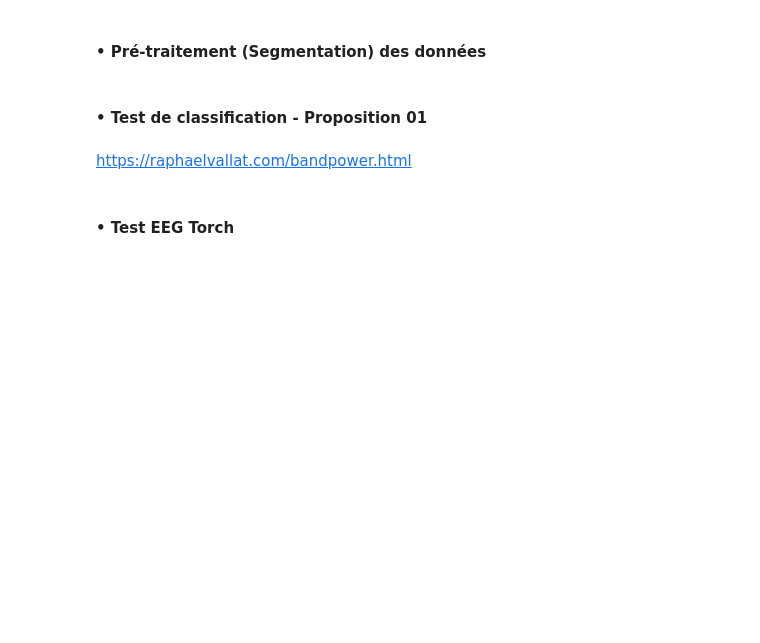
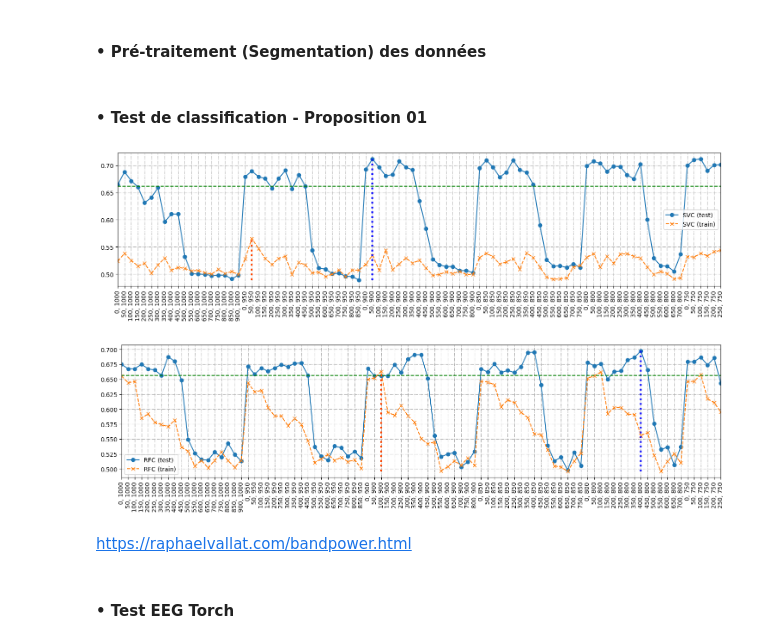
Before and after one commit to philippe-dpz/EEG_proj_repo, a Jupyter notebook: notebooks/Segmentation.ipynb, the cells around one changed output. Cells and saved outputs as stored; diff of their text form; code cells hidden in the pictures; blank space fills up the shorter version.

```diff
--- a/notebooks/Segmentation.ipynb
+++ b/notebooks/Segmentation.ipynb
@@ -160,8 +174,8 @@ lrg = linear_model.LogisticRegression(solver = 'newton-cholesky')
 #
 dal = discriminant_analysis.LinearDiscriminantAnalysis()
 
-chans = Gramm_DatasLoader.eeg_Chans  #+ Gramm_DatasLoader.eeg_Chans
-func  = simple_struct # foo
+chans = Gramm_DatasLoader.eeg_Chans + Gramm_DatasLoader.ecg_Chans # #
+func  = foo_concate # foo_filter_01
 
 # print(titre("Custome 'train_test_split'", 50))
 # print(titre('train', 50))
@@ -263,3 +243,43 @@ print([x[3 : -1] for x in v1[0]])
+# %%
+table = table[: loc]
+# %%
+v1  = [list(table[i :: 2]) for i in range(2)]
+pos = [f"{x[1]}, {x[2]}" for x in v1[0]]
+leg = ['SVC', 'RFC']
+xtk = range(loc >> 1)
+
+for i in range(2) :
+    curve_1 = np.array([float(x[3]) for x in v1[i]])
+    curve_2 = np.array([float(x[4]) for x in v1[i]])
+    max_1   = max(curve_1)
+    max_2   = max(curve_2)
+    up      = (max(np.mean(curve_1), np.mean(curve_2)) + max(max_1, max_2)) / 2
+
+    x_1 = np.where(curve_1 == max_1)[0][0]
+    x_2 = np.where(curve_2 == max_2)[0][0]
+    org = min(min(curve_1), min(curve_2))
+
+    plt.figure(figsize = (18, 4))
+
+    view = plt.axes()
+
+    # view.set_aspect('auto')
+    # view.add_patch(plt.Circle((x_1, max_1), radius = .025, color = 'blue'))
+    # view.add_patch(plt.Circle((x_2, max_2), radius = .025, color = 'orangered'))
+
+    plt.xlim([xtk[0], xtk[-1]])
+    plt.grid(visible = True, ls = '-.')
+    plt.plot(xtk, curve_1, 'o-', label = f'{leg[i]} (test)')
+    plt.plot(xtk, curve_2, 'x--', label = f'{leg[i]} (train)')
+    plt.vlines(x_1, org, max_1, ls = ':', colors = 'blue', lw = 3)
+    plt.vlines(x_2, org, max_2, ls = ':', colors = 'orangered', lw = 3)
+    plt.hlines(up, 0, loc >> 1, colors = 'green', ls = '--')
+    plt.xticks(xtk, labels = pos, rotation = 'vertical')
+    plt.legend()
+    plt.show();
+# %% [output]
+[figure, added]
+[figure, added]
 # %%
 from sklearn.manifold import TSNE
 
```
Also changed, not shown: parts of 6 cells of this notebook, 5 other files.
